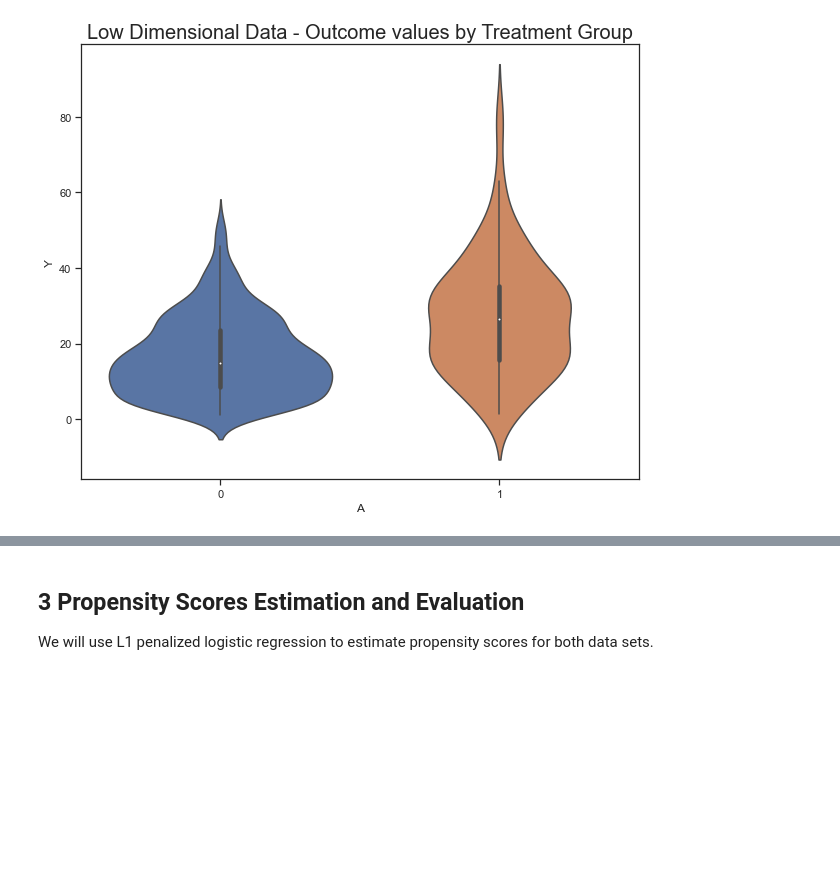
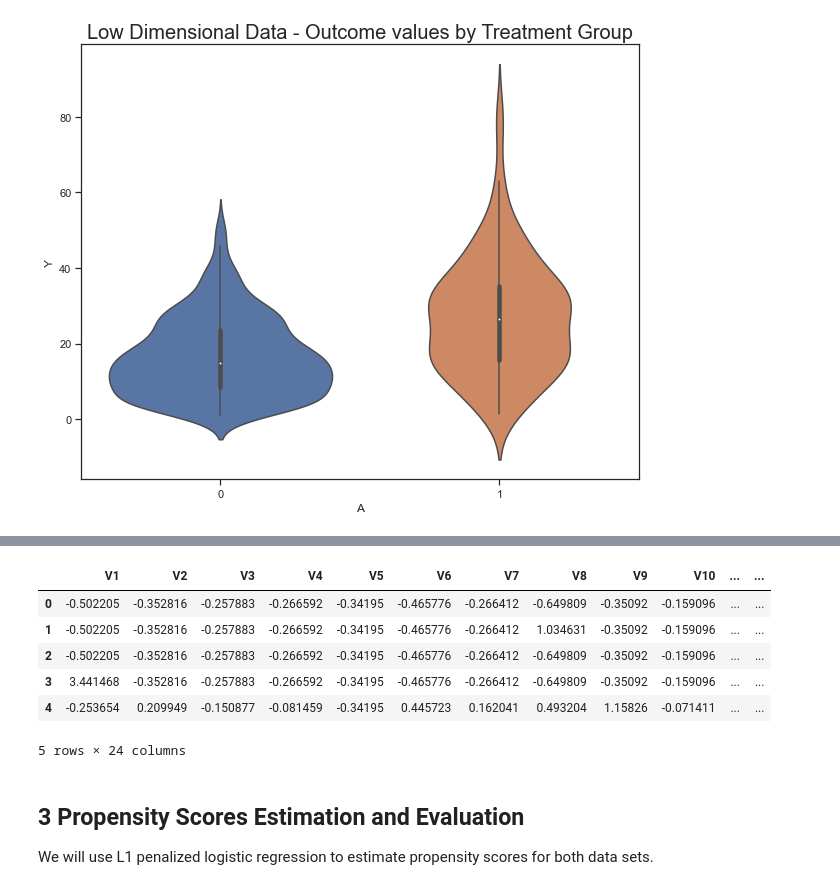
Before and after one commit to TZstatsADS/Spring2021-Project4-group3, a Jupyter notebook: doc/Main Report.ipynb, the cells around one changed output, grey strips where cells are left out. Saved outputs shown, nothing was run; the diff lists cells and outputs as text; code cells hidden in the pictures; blank space fills up the shorter version.

```diff
--- a/doc/Main Report.ipynb
+++ b/doc/Main Report.ipynb
@@ -57,3 +98,14 @@ plt.show()
+# %%
+# scale the low dimentional dataset
+lowdim_scale_data = scaled_data(lowdim_data)
+# %% [output]
+|  | V1 | V2 | V3 | V4 | V5 | V6 | V7 | V8 | V9 | V10 | ... | ... |
+| 0 | -0.502205 | -0.352816 | -0.257883 | -0.266592 | -0.34195 | -0.465776 | -0.266412 | -0.649809 | -0.35092 | -0.159096 | ... | ... |
+| 1 | -0.502205 | -0.352816 | -0.257883 | -0.266592 | -0.34195 | -0.465776 | -0.266412 | 1.034631 | -0.35092 | -0.159096 | ... | ... |
+| 2 | -0.502205 | -0.352816 | -0.257883 | -0.266592 | -0.34195 | -0.465776 | -0.266412 | -0.649809 | -0.35092 | -0.159096 | ... | ... |
+| 3 | 3.441468 | -0.352816 | -0.257883 | -0.266592 | -0.34195 | -0.465776 | -0.266412 | -0.649809 | -0.35092 | -0.159096 | ... | ... |
+| 4 | -0.253654 | 0.209949 | -0.150877 | -0.081459 | -0.34195 | 0.445723 | 0.162041 | 0.493204 | 1.15826 | -0.071411 | ... | ... |
+5 rows × 24 columns
 # %% [markdown]
 ## 3 Propensity Scores Estimation and Evaluation
 We will use L1 penalized logistic regression to estimate propensity scores for both data sets.
```
Also changed, not shown: parts of 43 cells of this notebook, 2 other files.
